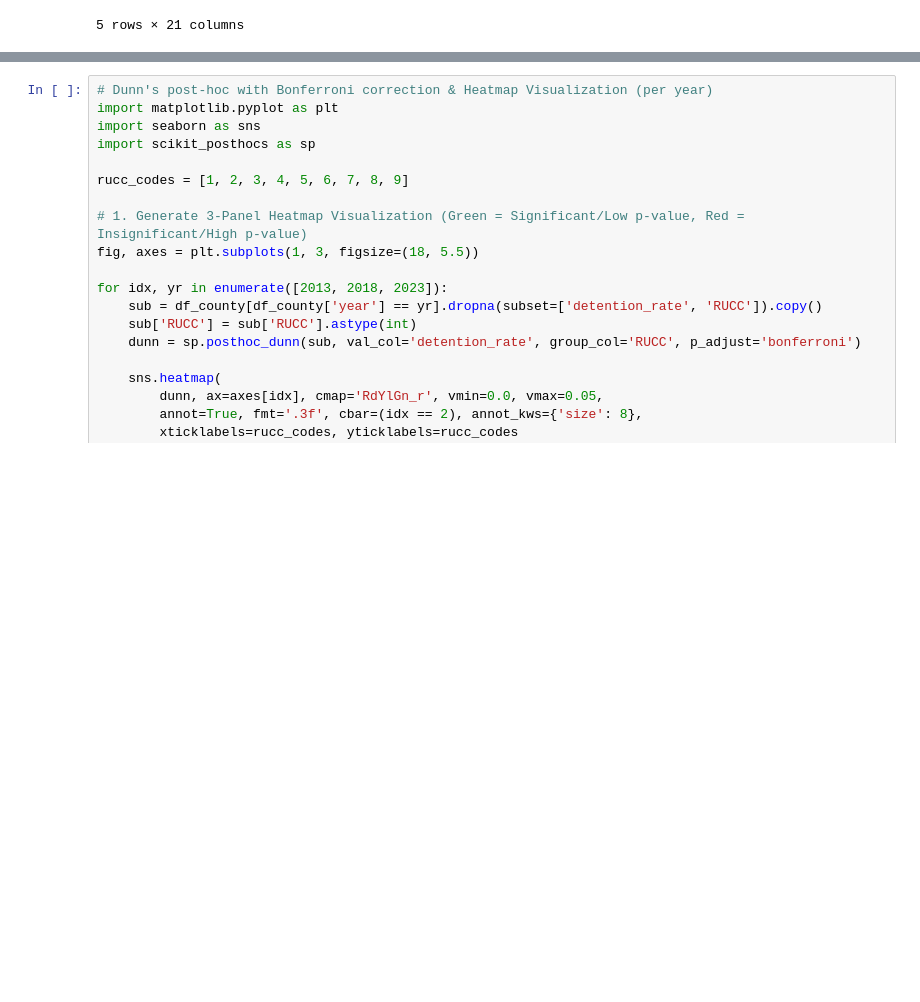
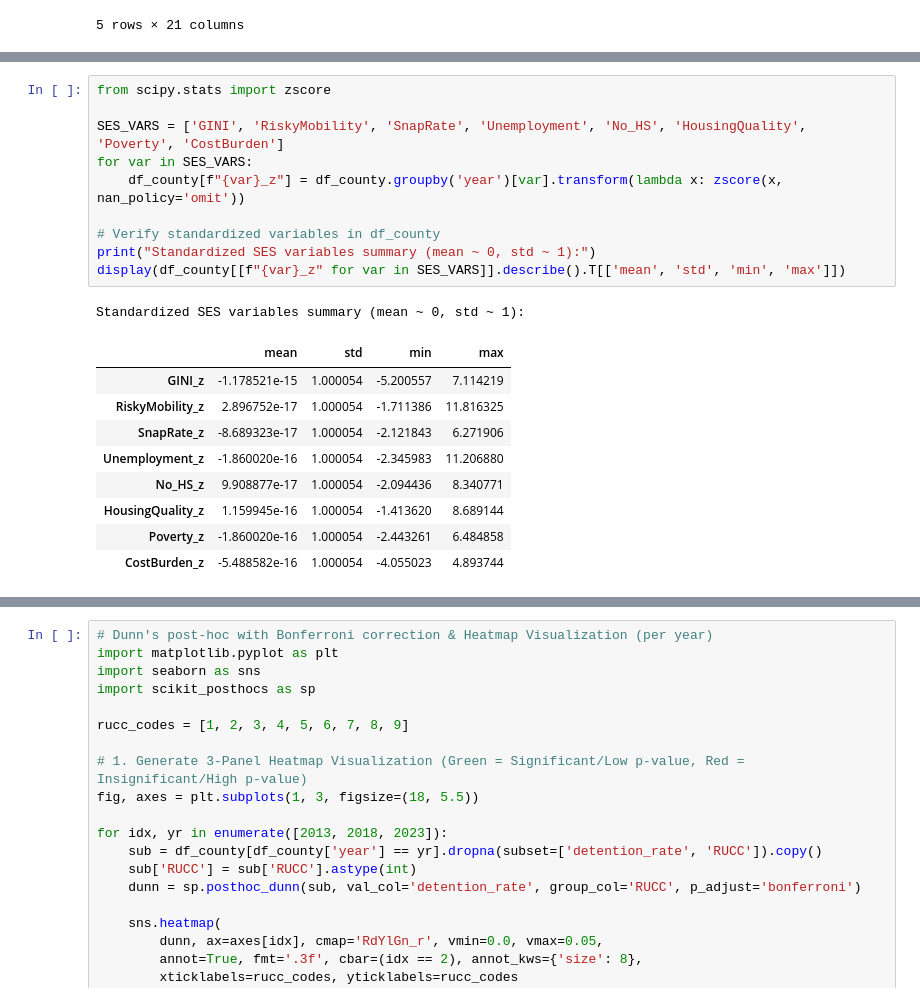
Before and after one commit to steveg-ds/RHIP, a Jupyter notebook: RSS-Analysis.ipynb, the cells around one changed output, grey strips where cells are left out. Drawn from its saved outputs; the diff is of its cells as text; blank space fills up the shorter version.

```diff
--- a/RSS-Analysis.ipynb
+++ b/RSS-Analysis.ipynb
@@ -617,3 +626,24 @@ Aggregated df_county shape: (9322, 21)
+# %%
+from scipy.stats import zscore
+
+SES_VARS = ['GINI', 'RiskyMobility', 'SnapRate', 'Unemployment', 'No_HS', 'HousingQuality', 'Poverty', 'CostBurden']
+for var in SES_VARS:
+    df_county[f"{var}_z"] = df_county.groupby('year')[var].transform(lambda x: zscore(x, nan_policy='omit'))
+
+# Verify standardized variables in df_county
+print("Standardized SES variables summary (mean ~ 0, std ~ 1):")
+display(df_county[[f"{var}_z" for var in SES_VARS]].describe().T[['mean', 'std', 'min', 'max']])
+# %% [output]
+Standardized SES variables summary (mean ~ 0, std ~ 1):
+|  | mean | std | min | max |
+| GINI_z | -1.178521e-15 | 1.000054 | -5.200557 | 7.114219 |
+| RiskyMobility_z | 2.896752e-17 | 1.000054 | -1.711386 | 11.816325 |
+| SnapRate_z | -8.689323e-17 | 1.000054 | -2.121843 | 6.271906 |
+| Unemployment_z | -1.860020e-16 | 1.000054 | -2.345983 | 11.206880 |
+| No_HS_z | 9.908877e-17 | 1.000054 | -2.094436 | 8.340771 |
+| HousingQuality_z | 1.159945e-16 | 1.000054 | -1.413620 | 8.689144 |
+| Poverty_z | -1.860020e-16 | 1.000054 | -2.443261 | 6.484858 |
+| CostBurden_z | -5.488582e-16 | 1.000054 | -4.055023 | 4.893744 |
 # %%
 # Omnibus Kruskal-Wallis H-test & Visualizations (per year)
 import scipy.stats as stats
```
Also changed, not shown: parts of 13 cells of this notebook.
